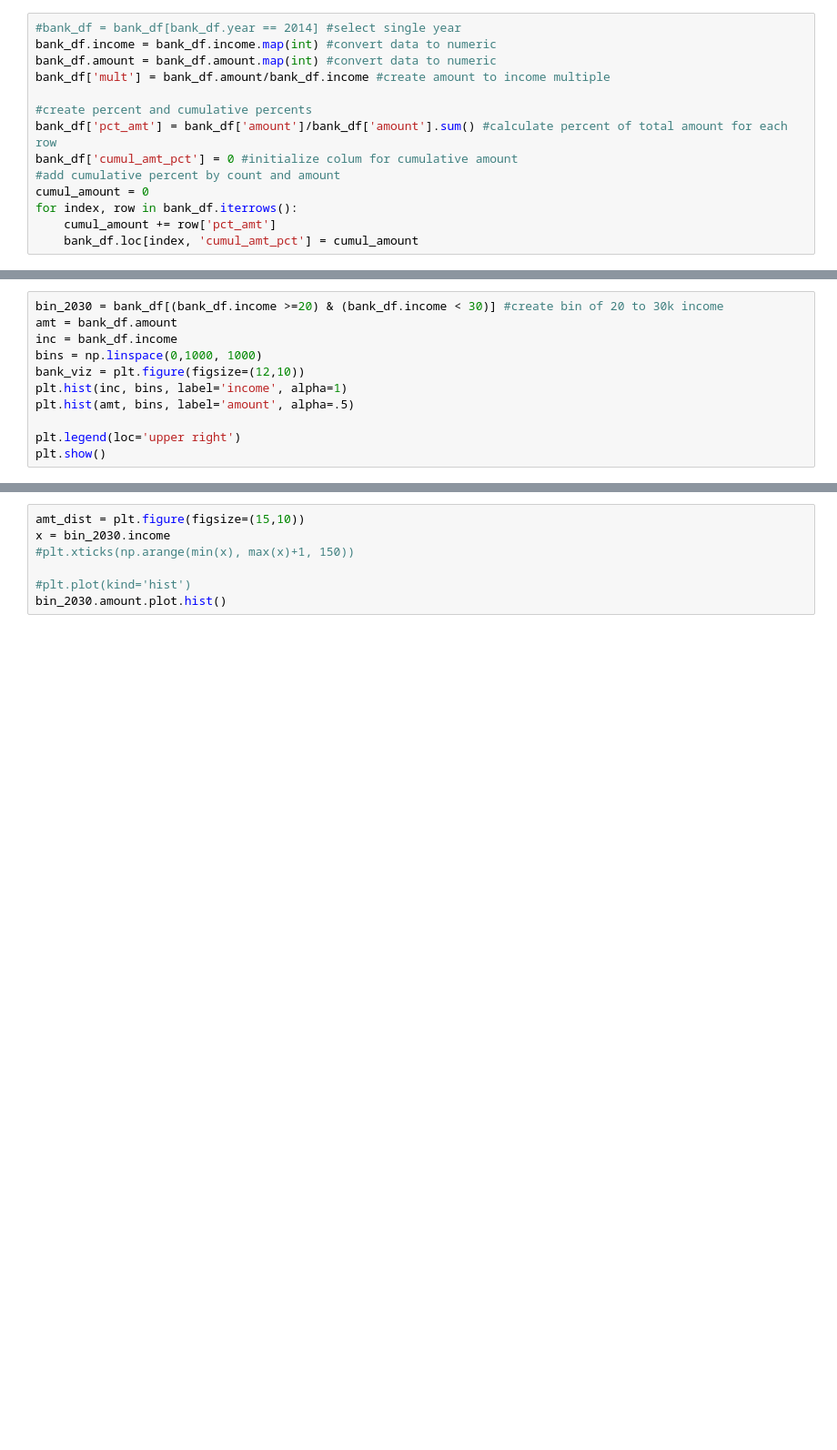
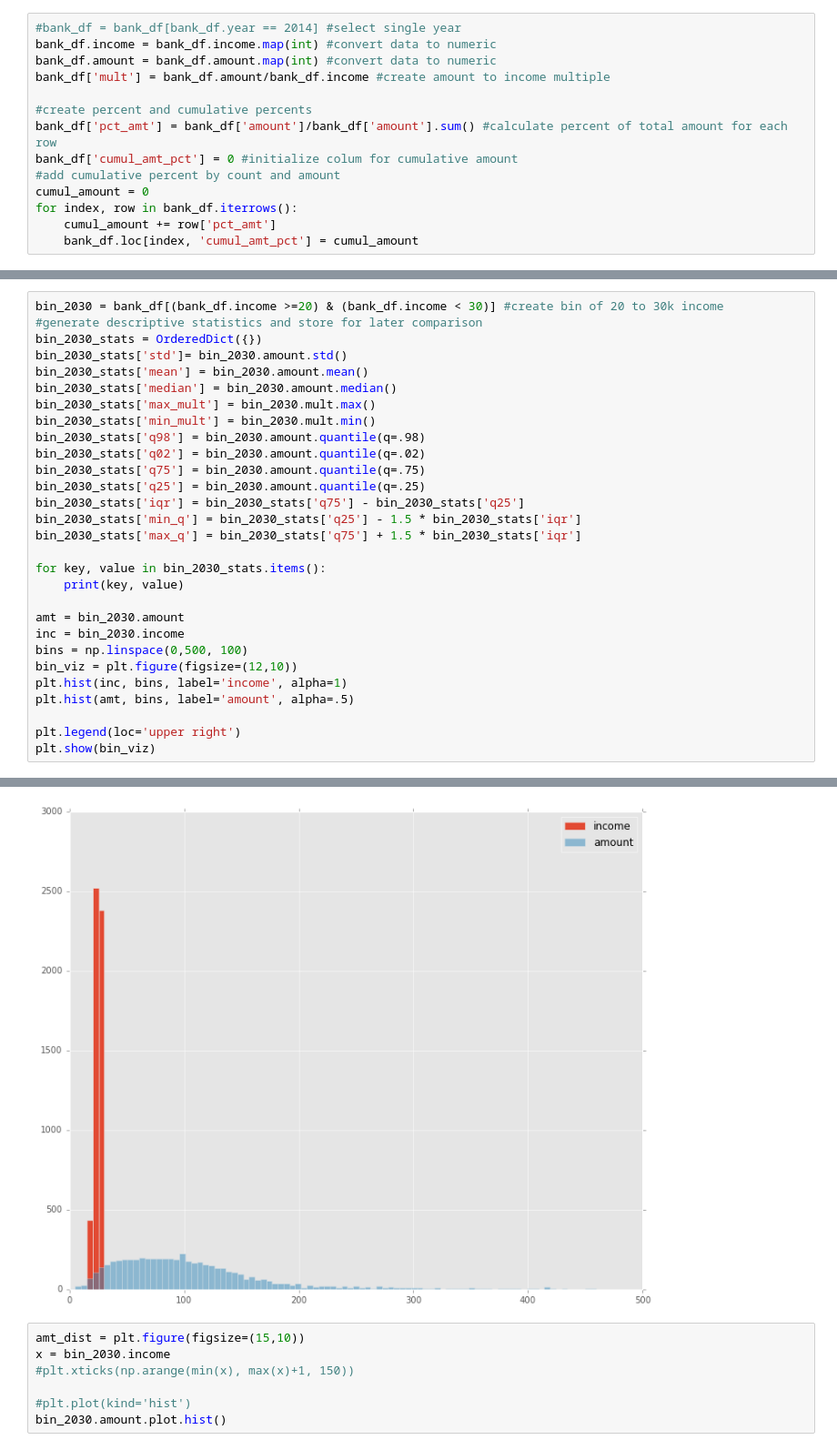
Before and after one commit to Kibrael/Edits, a Jupyter notebook: single_bank_viz.ipynb, the cells around one changed output, grey strips where cells are left out. Shown: that part at 91% size. Saved outputs shown, nothing was run; the diff lists cells and outputs as text; blank space fills up the shorter version.

Commit message:
clean up bank viz, begin ordered process of finding quality range

```diff
--- a/single_bank_viz.ipynb
+++ b/single_bank_viz.ipynb
@@ -109,12 +112,31 @@ plt.show()
 [figure]
 # %%
 bin_2030 = bank_df[(bank_df.income >=20) & (bank_df.income < 30)] #create bin of 20 to 30k income
-amt = bank_df.amount
-inc = bank_df.income
-bins = np.linspace(0,1000, 1000)
-bank_viz = plt.figure(figsize=(12,10))
+#generate descriptive statistics and store for later comparison
+bin_2030_stats = OrderedDict({})
+bin_2030_stats['std']= bin_2030.amount.std()
+bin_2030_stats['mean'] = bin_2030.amount.mean()
+bin_2030_stats['median'] = bin_2030.amount.median()
+bin_2030_stats['max_mult'] = bin_2030.mult.max()
+bin_2030_stats['min_mult'] = bin_2030.mult.min()
+bin_2030_stats['q98'] = bin_2030.amount.quantile(q=.98)
+bin_2030_stats['q02'] = bin_2030.amount.quantile(q=.02)
+bin_2030_stats['q75'] = bin_2030.amount.quantile(q=.75)
+bin_2030_stats['q25'] = bin_2030.amount.quantile(q=.25)
+bin_2030_stats['iqr'] = bin_2030_stats['q75'] - bin_2030_stats['q25']
+bin_2030_stats['min_q'] = bin_2030_stats['q25'] - 1.5 * bin_2030_stats['iqr']
+bin_2030_stats['max_q'] = bin_2030_stats['q75'] + 1.5 * bin_2030_stats['iqr']
+
+for key, value in bin_2030_stats.items():
+    print(key, value)
+
+amt = bin_2030.amount
+inc = bin_2030.income
+bins = np.linspace(0,500, 100)
+bin_viz = plt.figure(figsize=(12,10))
 plt.hist(inc, bins, label='income', alpha=1)
 plt.hist(amt, bins, label='amount', alpha=.5)
 
 plt.legend(loc='upper right')
-plt.show()
+plt.show(bin_viz)
+# %% [output]
@@ -121,3 +155,4 @@ plt.show()
+[figure, added]
 # %%
 amt_dist = plt.figure(figsize=(15,10))
 x = bin_2030.income
```
Also changed, not shown: parts of 7 cells of this notebook.
